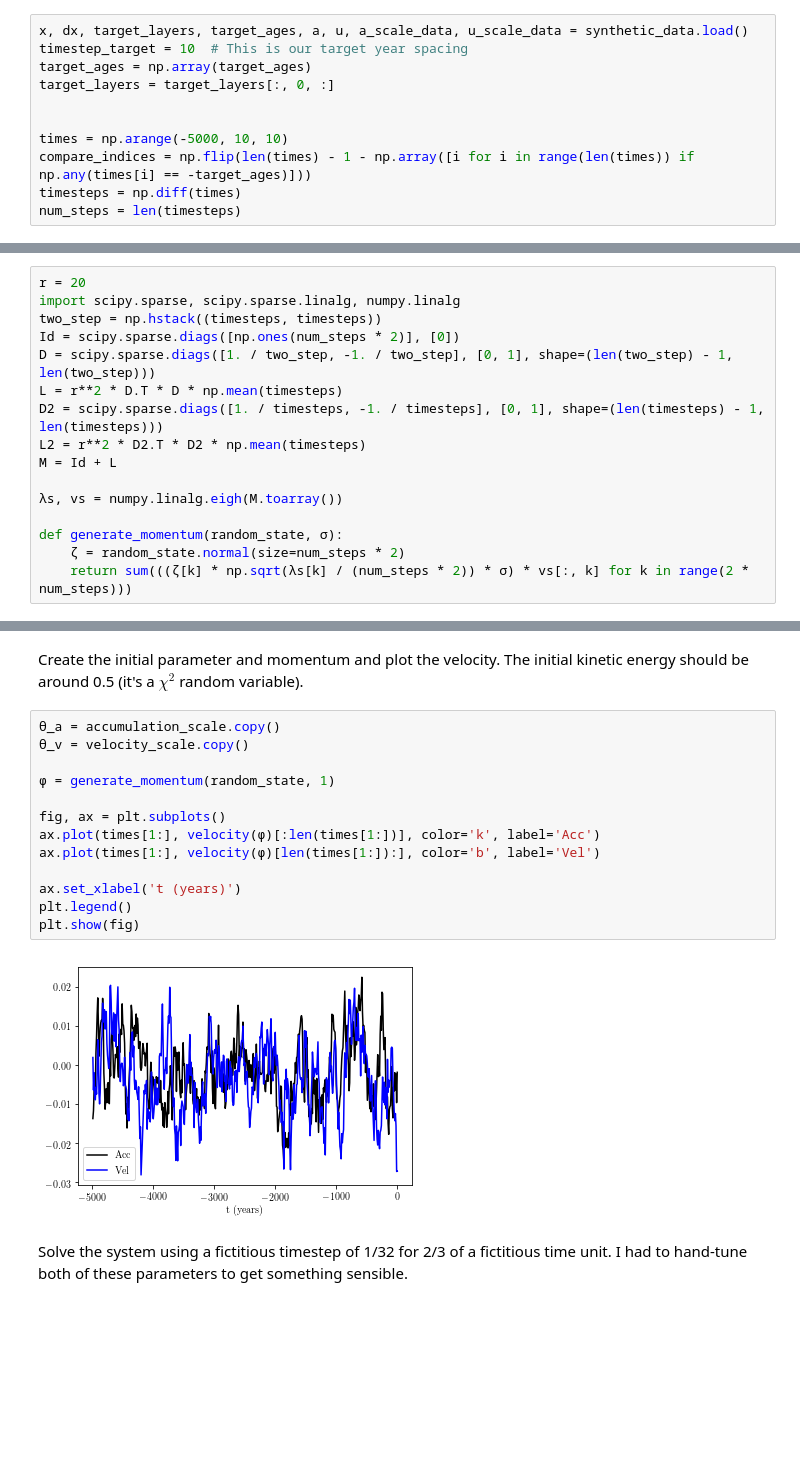
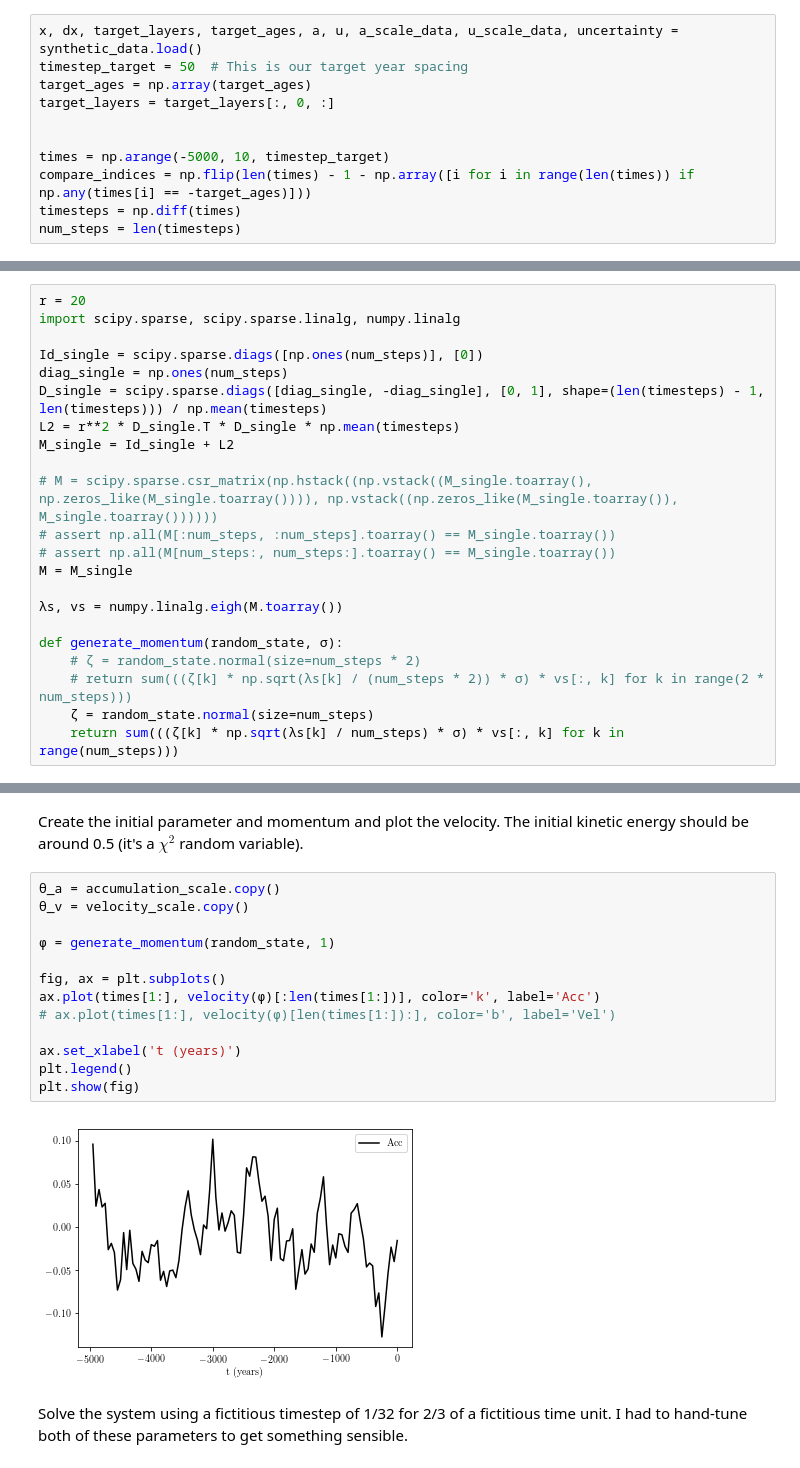
Before and after one commit to dlilien/glaciology-seminar-2018-10-16, a Jupyter notebook: hmc_synthetic.ipynb, the cells around one changed output, grey strips where cells are left out. Drawn from its saved outputs; the diff is of its cells as text; blank space fills up the shorter version.

```diff
--- a/hmc_synthetic.ipynb
+++ b/hmc_synthetic.ipynb
@@ -86,13 +86,13 @@ You can think of HMC as a way to sample from the PDF at two distinct levels at e
 Let's try and apply this to David's data from last week.
 We're going to do a little more cleaning up to remove duplicate points.
 # %%
-x, dx, target_layers, target_ages, a, u, a_scale_data, u_scale_data = synthetic_data.load()
-timestep_target = 10  # This is our target year spacing
+x, dx, target_layers, target_ages, a, u, a_scale_data, u_scale_data, uncertainty = synthetic_data.load()
+timestep_target = 50  # This is our target year spacing
 target_ages = np.array(target_ages)
 target_layers = target_layers[:, 0, :]
 
 
-times = np.arange(-5000, 10, 10)
+times = np.arange(-5000, 10, timestep_target)
 compare_indices = np.flip(len(times) - 1 - np.array([i for i in range(len(times)) if np.any(times[i] == -target_ages)]))
 timesteps = np.diff(times)
 num_steps = len(timesteps)
@@ -170,19 +165,25 @@ Note how we divide by the square root of the number of time steps to get the rig
 # %%
 r = 20
 import scipy.sparse, scipy.sparse.linalg, numpy.linalg
-two_step = np.hstack((timesteps, timesteps))
-Id = scipy.sparse.diags([np.ones(num_steps * 2)], [0])
-D = scipy.sparse.diags([1. / two_step, -1. / two_step], [0, 1], shape=(len(two_step) - 1, len(two_step)))
-L = r**2 * D.T * D * np.mean(timesteps)
-D2 = scipy.sparse.diags([1. / timesteps, -1. / timesteps], [0, 1], shape=(len(timesteps) - 1, len(timesteps)))
-L2 = r**2 * D2.T * D2 * np.mean(timesteps)
-M = Id + L
+
+Id_single = scipy.sparse.diags([np.ones(num_steps)], [0])
+diag_single = np.ones(num_steps)
+D_single = scipy.sparse.diags([diag_single, -diag_single], [0, 1], shape=(len(timesteps) - 1, len(timesteps))) / np.mean(timesteps)
+L2 = r**2 * D_single.T * D_single * np.mean(timesteps)
+M_single = Id_single + L2
+
+# M = scipy.sparse.csr_matrix(np.hstack((np.vstack((M_single.toarray(), np.zeros_like(M_single.toarray()))), np.vstack((np.zeros_like(M_single.toarray()), M_single.toarray())))))
+# assert np.all(M[:num_steps, :num_steps].toarray() == M_single.toarray())
+# assert np.all(M[num_steps:, num_steps:].toarray() == M_single.toarray())
+M = M_single
 
 λs, vs = numpy.linalg.eigh(M.toarray())
 
 def generate_momentum(random_state, σ):
-    ζ = random_state.normal(size=num_steps * 2)
-    return sum(((ζ[k] * np.sqrt(λs[k] / (num_steps * 2)) * σ) * vs[:, k] for k in range(2 * num_steps)))
+    # ζ = random_state.normal(size=num_steps * 2)
+    # return sum(((ζ[k] * np.sqrt(λs[k] / (num_steps * 2)) * σ) * vs[:, k] for k in range(2 * num_steps)))
+    ζ = random_state.normal(size=num_steps)
+    return sum(((ζ[k] * np.sqrt(λs[k] / num_steps) * σ) * vs[:, k] for k in range(num_steps)))
 # %% [markdown]
 The following functions calculate each part of the Hamiltonian and its derivatives.
 The final term in the potential -- `np.dot(θ, L * θ)` -- is what adds the penalty for oscillatory solutions.
@@ -221,18 +224,18 @@ The initial kinetic energy should be around 0.5 (it's a $\chi^2$ random variable
 # %%
 θ_a = accumulation_scale.copy()
 θ_v = velocity_scale.copy()
 
 ϕ = generate_momentum(random_state, 1)
 
 fig, ax = plt.subplots()
 ax.plot(times[1:], velocity(ϕ)[:len(times[1:])], color='k', label='Acc')
-ax.plot(times[1:], velocity(ϕ)[len(times[1:]):], color='b', label='Vel')
+# ax.plot(times[1:], velocity(ϕ)[len(times[1:]):], color='b', label='Vel')
 
 ax.set_xlabel('t (years)')
 plt.legend()
 plt.show(fig)
 # %% [output]
-[figure, old version]
+[figure, new version]
 # %% [markdown]
 Solve the system using a fictitious timestep of 1/32 for 2/3 of a fictitious time unit.
 I had to hand-tune both of these parameters to get something sensible.
```
Also changed, not shown: parts of 16 cells of this notebook, 2 other files.
